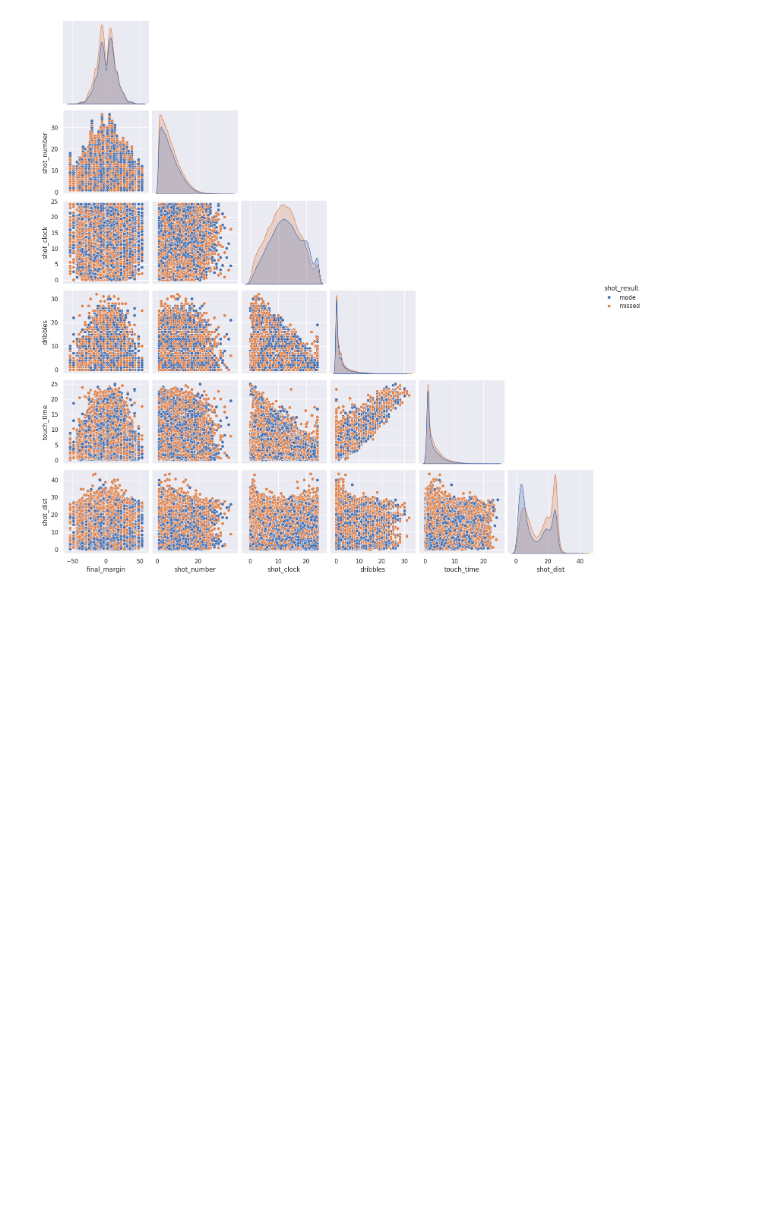
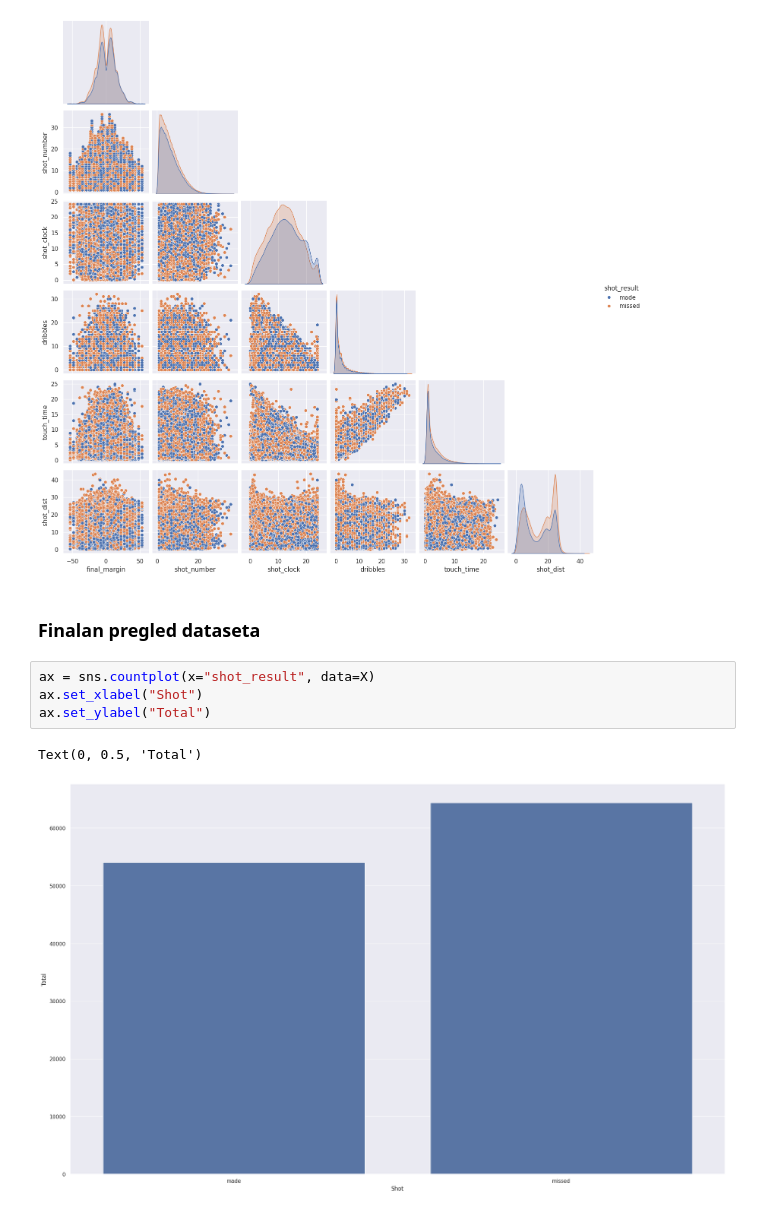
Before and after one commit to Kraljnik1/predicting-nba-shots, a Jupyter notebook: uzop-predicting-nba-shots.ipynb, the cells around one changed output. Drawn from its saved outputs; the diff is of its cells as text; blank space fills up the shorter version.

```diff
--- a/uzop-predicting-nba-shots.ipynb
+++ b/uzop-predicting-nba-shots.ipynb
@@ -177,3 +177,12 @@ sns.pairplot(X.loc[:,['final_margin', 'shot_number', 'shot_clock', 'dribbles', '
 plt.show()
 # %% [output]
 [figure]
+# %% [markdown]
+### Finalan pregled dataseta
+# %%
+ax = sns.countplot(x="shot_result", data=X)
+ax.set_xlabel("Shot")
+ax.set_ylabel("Total")
+# %% [output]
+Text(0, 0.5, 'Total')
+[figure, added]
```
Also changed, not shown: parts of 3 cells of this notebook.
